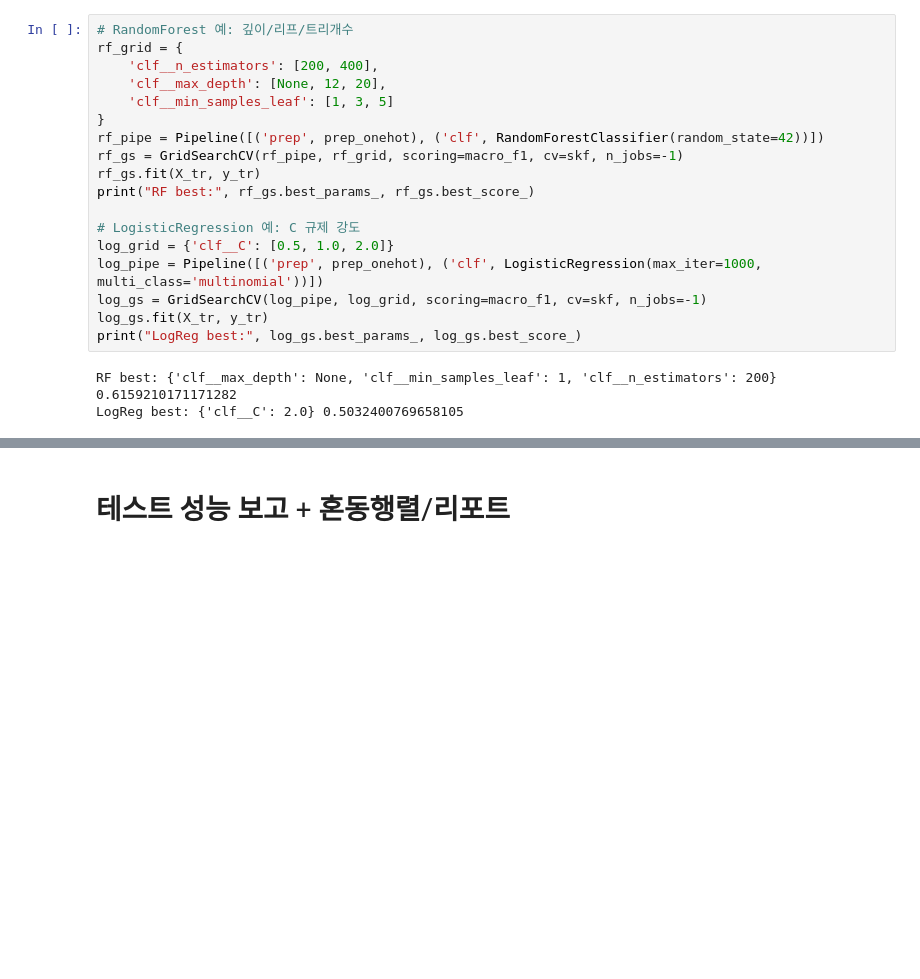
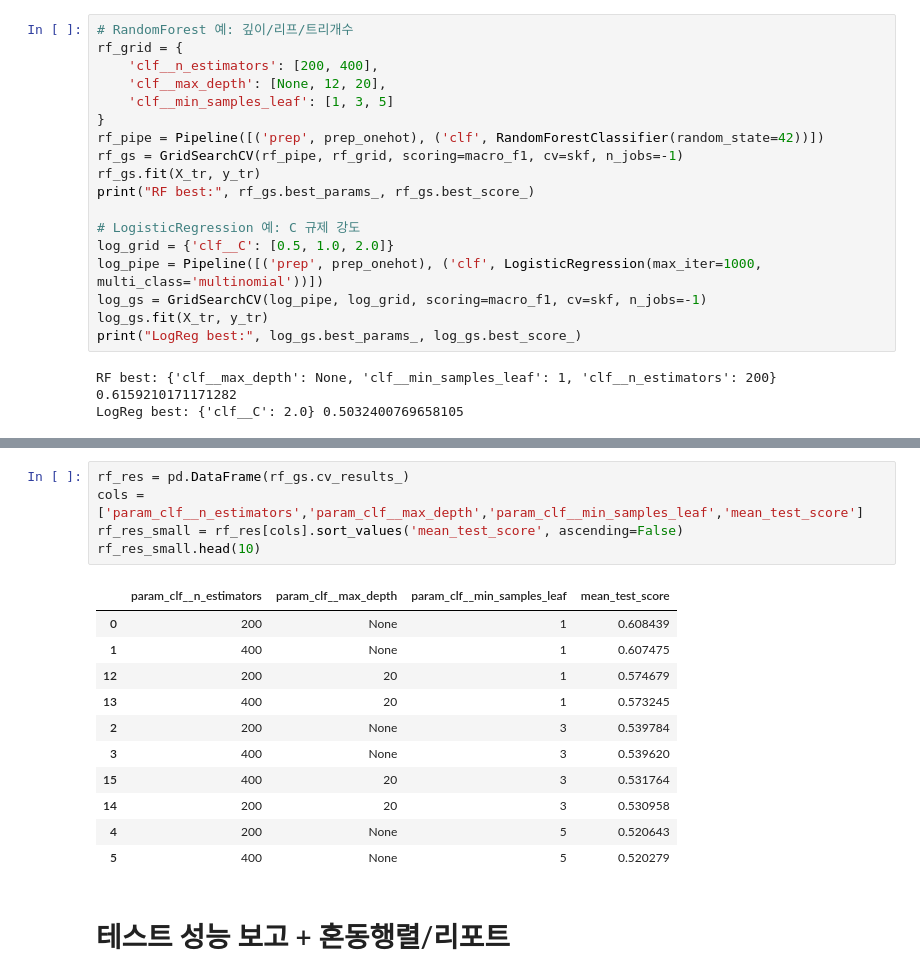
Before and after one commit to aprilgozib/machine_learning, a Jupyter notebook: notebooks/connect41.ipynb, the cells around one changed output, grey strips where cells are left out. Drawn from its saved outputs; the diff is of its cells as text; blank space fills up the shorter version.

```diff
--- a/notebooks/connect41.ipynb
+++ b/notebooks/connect41.ipynb
@@ -158,3 +243,20 @@ LogReg best: {'clf__C': 2.0} 0.5032400769658105
+# %%
+rf_res = pd.DataFrame(rf_gs.cv_results_)
+cols = ['param_clf__n_estimators','param_clf__max_depth','param_clf__min_samples_leaf','mean_test_score']
+rf_res_small = rf_res[cols].sort_values('mean_test_score', ascending=False)
+rf_res_small.head(10)
+# %% [output]
+|  | param_clf__n_estimators | param_clf__max_depth | param_clf__min_samples_leaf | mean_test_score |
+| 0 | 200 | None | 1 | 0.608439 |
+| 1 | 400 | None | 1 | 0.607475 |
+| 12 | 200 | 20 | 1 | 0.574679 |
+| 13 | 400 | 20 | 1 | 0.573245 |
+| 2 | 200 | None | 3 | 0.539784 |
+| 3 | 400 | None | 3 | 0.539620 |
+| 15 | 400 | 20 | 3 | 0.531764 |
+| 14 | 200 | 20 | 3 | 0.530958 |
+| 4 | 200 | None | 5 | 0.520643 |
+| 5 | 400 | None | 5 | 0.520279 |
 # %% [markdown]
 # 테스트 성능 보고 + 혼동행렬/리포트
 # %%
```
Also changed, not shown: parts of 10 cells of this notebook, 2 other files.
